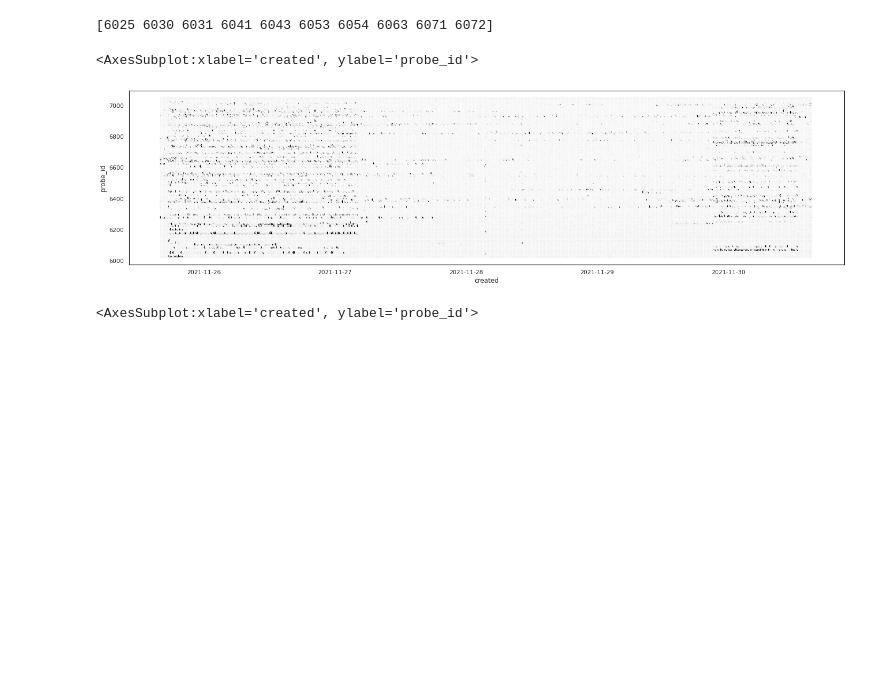
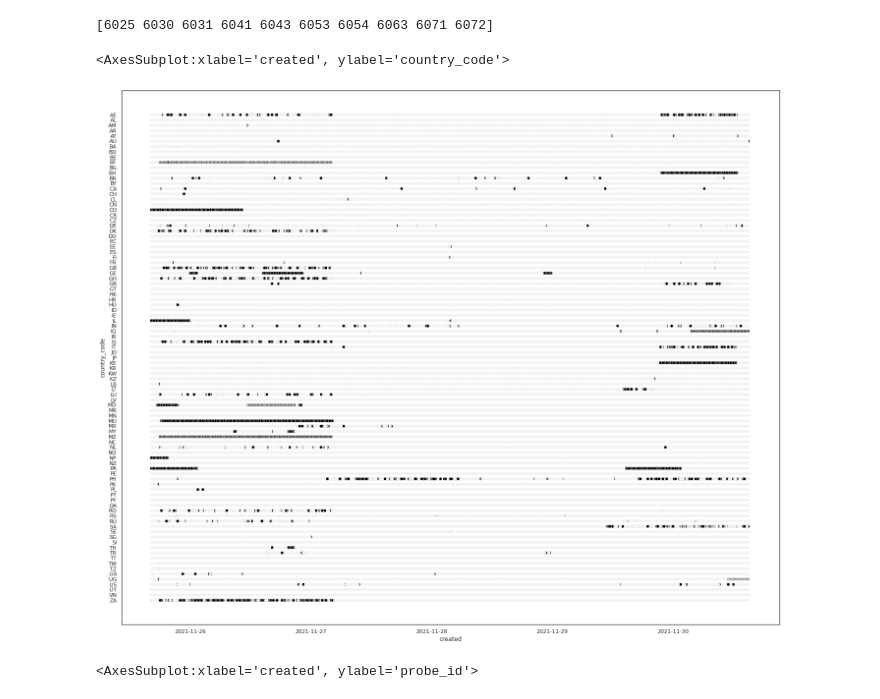
Before and after one commit to Wolframfriele/ripe-alerts-AI, a Jupyter notebook: ripe_traceroute/Traceroute33272587.ipynb, the cells around one changed output. Drawn from its saved outputs; the diff is of its cells as text; code cells hidden in the pictures; blank space fills up the shorter version.

Commit message:
added country code

```diff
--- a/ripe_traceroute/Traceroute33272587.ipynb
+++ b/ripe_traceroute/Traceroute33272587.ipynb
@@ -36,13 +36,16 @@ def normalize(min_score, max_score, score):
     if max_score-min_score == 0:
         return 0
     return (score-min_score)/(max_score-min_score)
+# %%
+def get_country_code(probe_id):
+    response = requests.get(f"https://atlas.ripe.net/api/v2/probes/{probe_id}").json()
+    return response['country_code']
 # %%
 """
 x- as de tijd
 y- as de unieke probes
 de kleur van licht naar donker. Licht is als er niets aan de hand is en donker als het een aantal standaard afwijkingen afwijkt
  """
-# df['anomaly_score'] = df['total_hops'].apply(lambda row: label_race(row), axis=1)
 
 unique_probes = df['probe_id'].unique()
 
@@ -55,3 +58,4 @@ for i, probe_id in enumerate(unique_probes):
     normalized_scores = scores.apply(lambda score: normalize(score_min, score_max, score))
     df.loc[df['probe_id'] == probe_id, 'not_normalized_score'] = scores
     df.loc[df['probe_id'] == probe_id, 'normalized_score'] = normalized_scores
+    df.loc[df['probe_id'] == probe_id, 'country_code'] = get_country_code(probe_id)
@@ -61,13 +85,16 @@ print(unique_probes[0:10])
 selected_df = df[df['probe_id'].isin(unique_probes[0:10])]
 # %% [output]
 [6025 6030 6031 6041 6043 6053 6054 6063 6071 6072]
+# %%
+# group scores by country_code use the average of scores
+sorted_df = df.sort_values('country_code')
 # %%
-sns.set(rc={"figure.figsize":(24, 6)})
+sns.set(rc={"figure.figsize":(24, 20)})
 sns.set_style("white")
-sns.scatterplot(data=df, x="created", y="probe_id", hue="normalized_score",legend=False, palette="light:black")
+sns.scatterplot(data=sorted_df, x="created", y="country_code", hue="normalized_score",legend=False, palette="light:black")
 # %% [output]
-<AxesSubplot:xlabel='created', ylabel='probe_id'>
+<AxesSubplot:xlabel='created', ylabel='country_code'>
-[figure, old version]
+[figure, new version]
 # %%
 
 sns.scatterplot(data=selected_df, x="created", y="probe_id", hue="normalized_score", palette="light:black")
```
Also changed, not shown: parts of 1 cell of this notebook.
